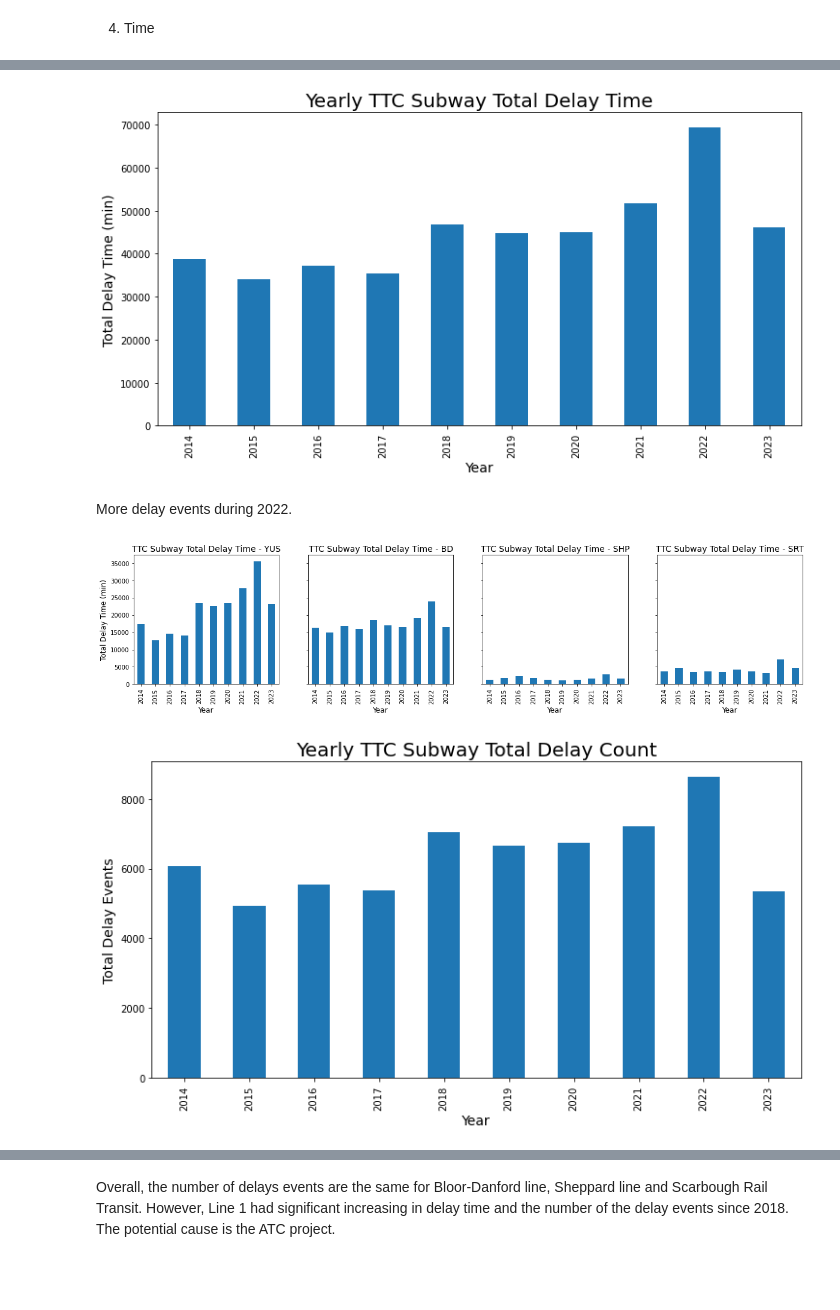
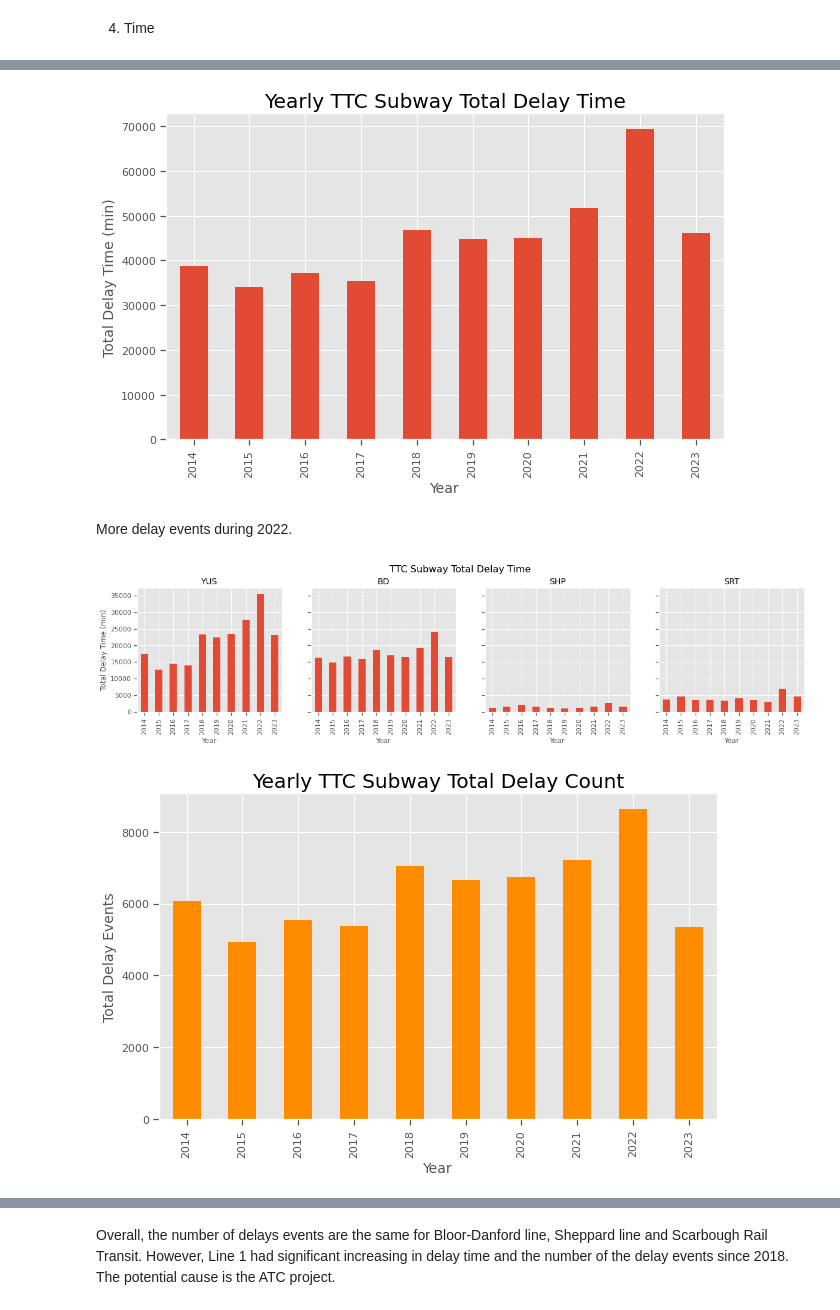
Before and after one commit to YuqiHu/TTC_Subway_Delay_Analysis, a Jupyter notebook: TTC_delay_data.ipynb, the cells around one changed output, grey strips where cells are left out. Cells and saved outputs as stored; diff of their text form; code cells hidden in the pictures; blank space fills up the shorter version.

Commit message:
Update the plot style and adding the Toronto open data API trail notebook

```diff
--- a/TTC_delay_data.ipynb
+++ b/TTC_delay_data.ipynb
@@ -4,10 +12,15 @@
 import pandas as pd
 import matplotlib.pyplot as plt
 import numpy as np
-import geopandas as gpd
 import os
 import seaborn as sns
 from datetime import datetime as dt
+
+%matplotlib inline
+plt.style.use('ggplot')
+sns.set_context("notebook")
+import warnings
+warnings.filterwarnings("ignore")
 # %% [markdown]
 1. import data
 # %%
@@ -458,41 +531,42 @@ Name: Code description, dtype: int64
 # %%
 # Total delay counts by year
 yearly_delay_time = real_delay.groupby(real_delay.index.year)["Min Delay"].sum()
-yearly_delay_time.plot(kind = "bar", figsize = (12, 6))
+yearly_delay_time.plot(kind = "bar", figsize = (10, 6))
 plt.title("Yearly TTC Subway Total Delay Time", fontsize = 20)
 plt.xlabel("Year", fontsize = 14)
 plt.ylabel("Total Delay Time (min)", fontsize = 14)
 
 plt.show()
 # %% [output]
-[figure, old version]
+[figure, new version]
 # %% [markdown]
 More delay events during 2022.
 # %%
 # Total delay counts by year
-fig, axs = plt.subplots(1, 4, figsize = (20, 8), sharey= True)
+fig, axs = plt.subplots(1, 4, figsize = (20, 4), sharey= True)
 subway_lines = ["YUS", "BD", "SHP", "SRT"]
+fig.suptitle("TTC Subway Total Delay Time", fontsize = 16)
 
 for i in range(4):
     line = real_delay[real_delay["Line"] == subway_lines[i]]
     yearly_delay_time_line = line.groupby(line.index.year)["Min Delay"].sum()
     yearly_delay_time_line.plot(ax = axs[i], kind = "bar")
-    axs[i].set_title(f"TTC Subway Total Delay Time - {subway_lines[i]}", fontsize = 14)
+    axs[i].set_title(f"{subway_lines[i]}", fontsize = 14)
     axs[i].set_xlabel("Year", fontsize = 12)
     axs[i].set_ylabel("Total Delay Time (min)", fontsize = 12)
 
-plt.subplots_adjust(top=0.5)
+plt.subplots_adjust(top = 0.85)
 plt.show()
 # %% [output]
-[figure, old version]
+[figure, new version]
 # %%
 # Total number of delay by year
 yearly_delay_count = real_delay.groupby(real_delay.index.year)["Min Delay"].count()
-yearly_delay_count.plot(kind = "bar", figsize = (12, 6))
+yearly_delay_count.plot(kind = "bar", figsize = (10, 6), color = "darkorange")
 plt.title("Yearly TTC Subway Total Delay Count", fontsize = 20)
 plt.xlabel("Year", fontsize = 14)
 plt.ylabel("Total Delay Events", fontsize = 14)
 
 plt.show()
 # %% [output]
-[figure, old version]
+[figure, new version]
```
Also changed, not shown: parts of 50 cells of this notebook, 7 other files.
